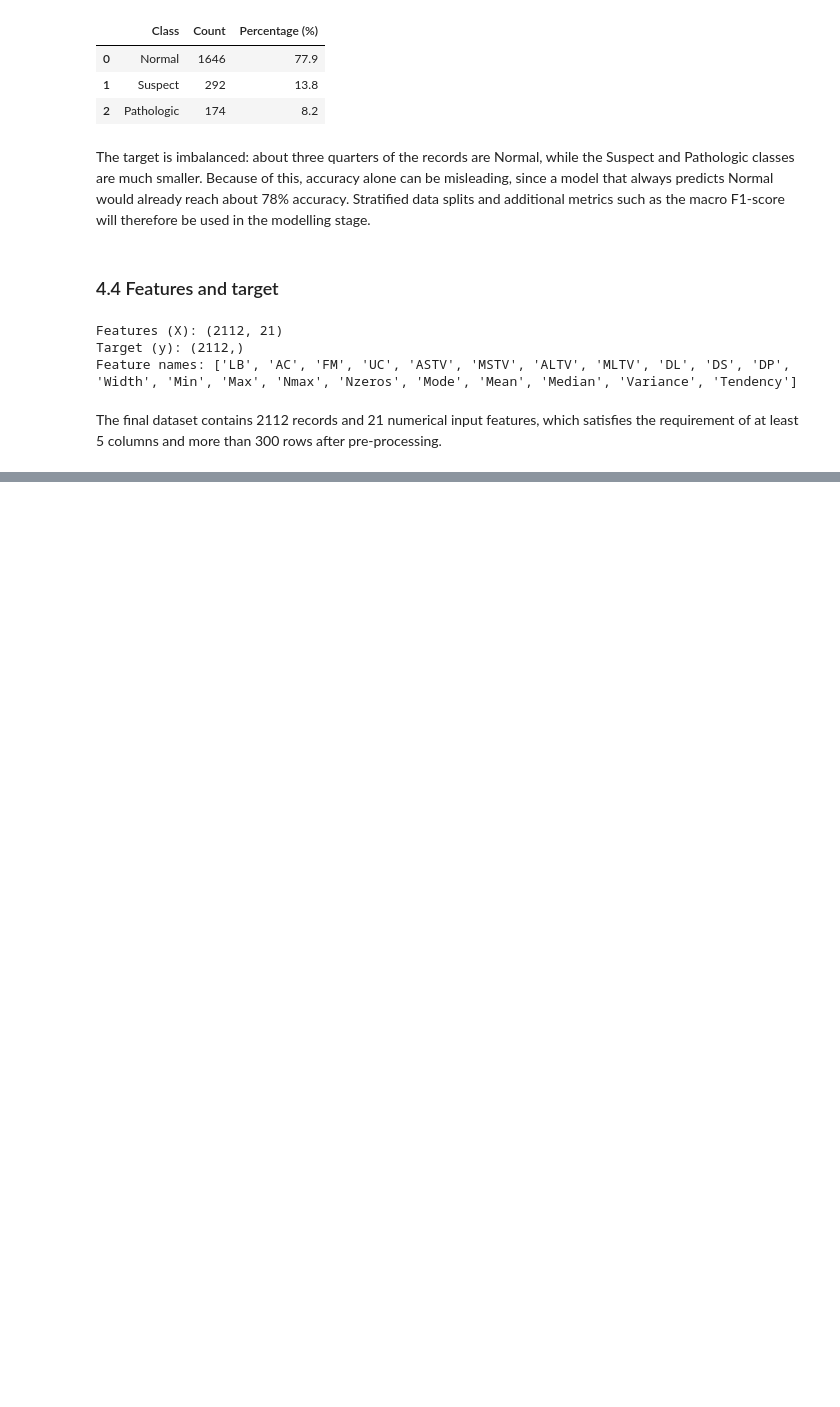
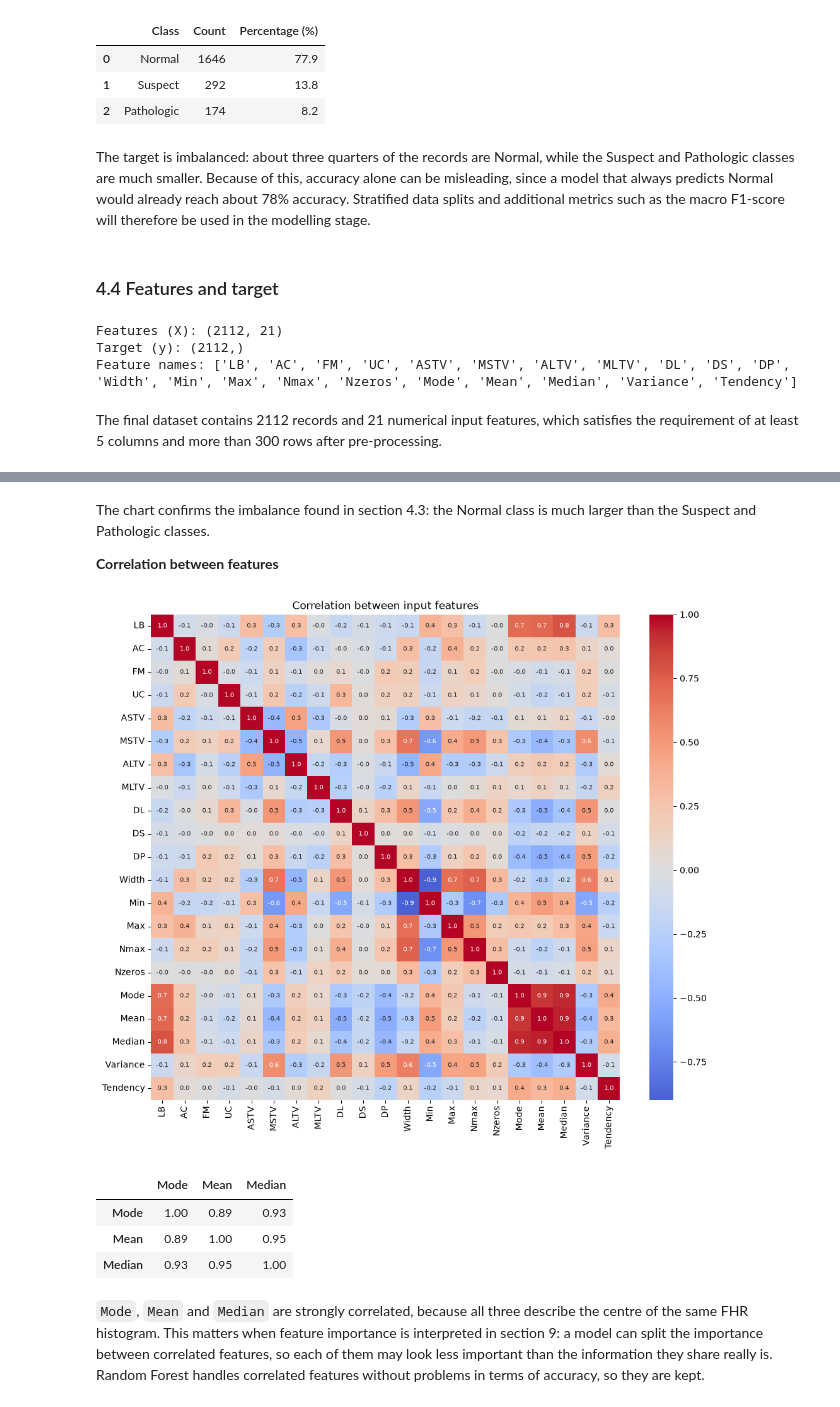
Before and after one commit to sba26106-bit/machine-learning-ca1, a Jupyter notebook: CA1_ML.ipynb, the cells around one changed output, grey strips where cells are left out. Saved outputs shown, nothing was run; the diff lists cells and outputs as text; code cells hidden in the pictures; blank space fills up the shorter version.

```diff
--- a/CA1_ML.ipynb
+++ b/CA1_ML.ipynb
@@ -299,0 +333,22 @@ The final dataset contains 2112 records and 21 numerical input features, which s
+# %% [markdown]
+The chart confirms the imbalance found in section 4.3: the Normal class is much larger than the Suspect and Pathologic classes.
+
+**Correlation between features**
+# %%
+# Correlation heatmap of the input features
+plt.figure(figsize=(12, 10))
+sns.heatmap(X.corr(), cmap='coolwarm', center=0, annot=True, fmt='.1f', annot_kws={'size': 7})
+plt.title('Correlation between input features')
+plt.show()
+# %% [output]
+[figure, added]
+# %%
+# Correlation between the three histogram centre measures
+X[['Mode', 'Mean', 'Median']].corr().round(2)
+# %% [output]
+|  | Mode | Mean | Median |
+| Mode | 1.00 | 0.89 | 0.93 |
+| Mean | 0.89 | 1.00 | 0.95 |
+| Median | 0.93 | 0.95 | 1.00 |
+# %% [markdown]
+`Mode`, `Mean` and `Median` are strongly correlated, because all three describe the centre of the same FHR histogram. This matters when feature importance is interpreted in section 9: a model can split the importance between correlated features, so each of them may look less important than the information they share really is. Random Forest handles correlated features without problems in terms of accuracy, so they are kept.
```
Also changed, not shown: parts of 6 cells of this notebook.
